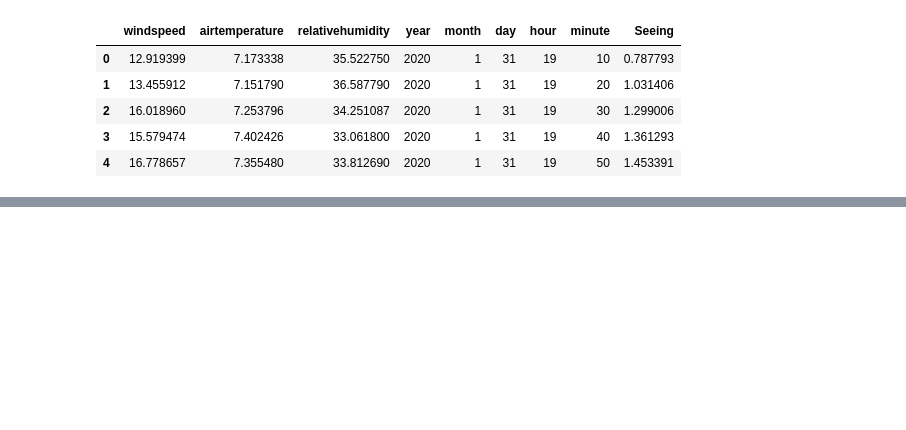
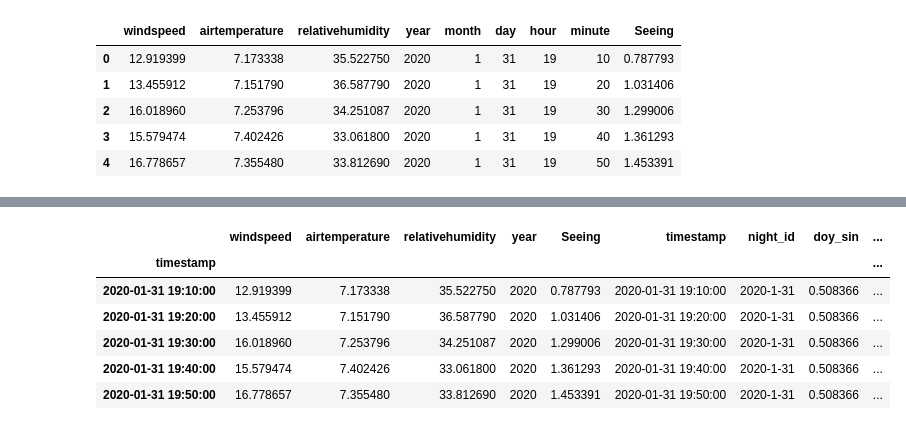
Before and after one commit to gdapablo/Seeing_forecast, a Jupyter notebook: notebooks/ML_lag_features.ipynb, the cells around one changed output, grey strips where cells are left out. Cells and saved outputs as stored; diff of their text form; code cells hidden in the pictures; blank space fills up the shorter version.

```diff
--- a/notebooks/ML_lag_features.ipynb
+++ b/notebooks/ML_lag_features.ipynb
@@ -16,0 +43,40 @@ df.head()
+# %%
+# Creating a function to convert minutes, hours, days, and months into sine and cosine functions to preserve
+# their cyclic nature
+def convert_temp_feat(data, feature, period):
+    if feature == 'day':
+        dt = pd.to_datetime(dict(
+            year=data["year"],
+            month=data["month"],
+            day=data["day"],
+            hour=data["hour"],
+            minute=data["minute"],
+        ), errors="coerce")
+
+        # Annual seasonality (handles varying month lengths + leap years)
+        doy = dt.dt.dayofyear
+        year_len = 365.2425
+        data["doy_sin"] = np.sin(2 * np.pi * (doy / year_len))
+        data["doy_cos"] = np.cos(2 * np.pi * (doy / year_len))
+        data.drop('day', axis=1, inplace=True)
+    else:
+        data[feature + '_sin'] = np.sin(2 * np.pi * data[feature] / period)
+        data[feature + '_cos'] = np.cos(2 * np.pi * data[feature] / period)
+        data.drop(feature, axis=1, inplace=True)
+    return data
+
+# Apply cyclic encodings for time-related features
+df_sorted = convert_temp_feat(df_sorted, 'day', None)
+df_sorted = convert_temp_feat(df_sorted, 'minute', 60)
+df_sorted = convert_temp_feat(df_sorted, 'hour', 24)
+df_sorted = convert_temp_feat(df_sorted, 'month', 12)
+
+df_sorted.head()
+# %% [output]
+|  | windspeed | airtemperature | relativehumidity | year | Seeing | timestamp | night_id | doy_sin | ... |
+| timestamp |  |  |  |  |  |  |  |  | ... |
+| 2020-01-31 19:10:00 | 12.919399 | 7.173338 | 35.522750 | 2020 | 0.787793 | 2020-01-31 19:10:00 | 2020-1-31 | 0.508366 | ... |
+| 2020-01-31 19:20:00 | 13.455912 | 7.151790 | 36.587790 | 2020 | 1.031406 | 2020-01-31 19:20:00 | 2020-1-31 | 0.508366 | ... |
+| 2020-01-31 19:30:00 | 16.018960 | 7.253796 | 34.251087 | 2020 | 1.299006 | 2020-01-31 19:30:00 | 2020-1-31 | 0.508366 | ... |
+| 2020-01-31 19:40:00 | 15.579474 | 7.402426 | 33.061800 | 2020 | 1.361293 | 2020-01-31 19:40:00 | 2020-1-31 | 0.508366 | ... |
+| 2020-01-31 19:50:00 | 16.778657 | 7.355480 | 33.812690 | 2020 | 1.453391 | 2020-01-31 19:50:00 | 2020-1-31 | 0.508366 | ... |
```
Also changed, not shown: parts of 15 cells of this notebook.
